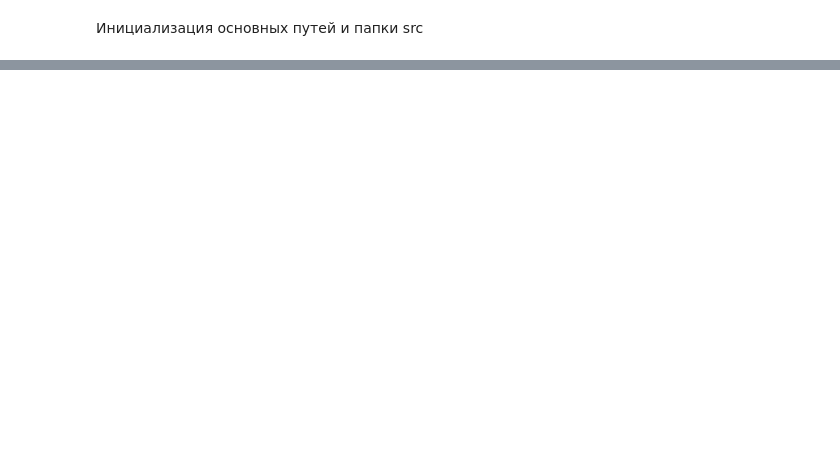
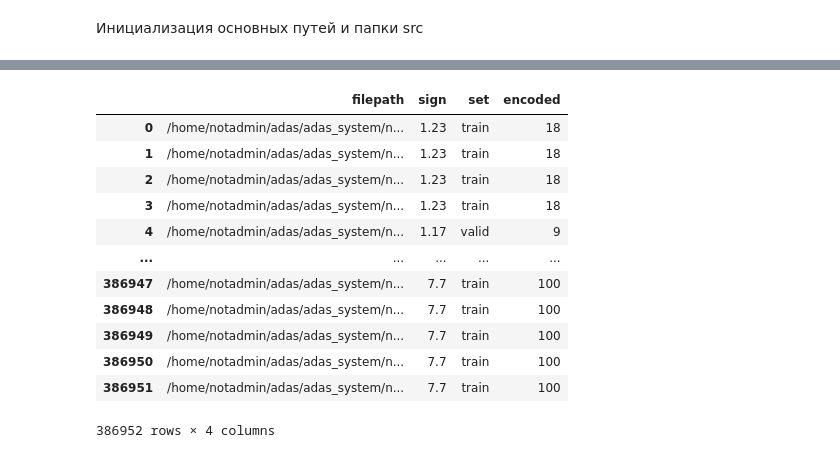
Before and after one commit to lsd-maddrive/adas_system, a Jupyter notebook: notebooks/SignDetectorAndClassifier/notebooks/FewShotLearning_RELearnEncoder_RTDS.ipynb, the cells around one changed output, grey strips where cells are left out. Drawn from its saved outputs; the diff is of its cells as text; code cells hidden in the pictures; blank space fills up the shorter version.

```diff
--- a/notebooks/SignDetectorAndClassifier/notebooks/FewShotLearning_RELearnEncoder_RTDS.ipynb
+++ b/notebooks/SignDetectorAndClassifier/notebooks/FewShotLearning_RELearnEncoder_RTDS.ipynb
@@ -65,17 +69,31 @@ PROJECT_ROOT
 # %%
 DATASET_PREFIX = DATA_DIR / 'ENCODER_DATASET'
 RTDS_DF = pd.read_csv(DATASET_PREFIX / 'WIDE_DATASET_4_ENCODER.csv')
 
 RTDS_DF['filepath'] = RTDS_DF['filepath'].apply(lambda x: str(DATASET_PREFIX / x))
 
 # UNFIX TRAIN
 # SIMPLE_FIX = True
 # JUST_FIX = False
 # RTDS_DF.drop_duplicates(subset=['filepath'], inplace=True)
-RTDS_DF = RTDS_DF.groupby(['sign', 'set']).apply(lambda x: x.sample(frac=0.01))
+# RTDS_DF = RTDS_DF.groupby(['sign', 'set']).apply(lambda x: x.sample(frac=0.01))
 # RTDS_DF.drop_duplicates(subset=['SET', 'SIGN'], inplace=True)
 
 RTDS_DF
+# %% [output]
+|  | filepath | sign | set | encoded |
+| 0 | /home/notadmin/adas/adas_system/n... | 1.23 | train | 18 |
+| 1 | /home/notadmin/adas/adas_system/n... | 1.23 | train | 18 |
+| 2 | /home/notadmin/adas/adas_system/n... | 1.23 | train | 18 |
+| 3 | /home/notadmin/adas/adas_system/n... | 1.23 | train | 18 |
+| 4 | /home/notadmin/adas/adas_system/n... | 1.17 | valid | 9 |
+| ... | ... | ... | ... | ... |
+| 386947 | /home/notadmin/adas/adas_system/n... | 7.7 | train | 100 |
+| 386948 | /home/notadmin/adas/adas_system/n... | 7.7 | train | 100 |
+| 386949 | /home/notadmin/adas/adas_system/n... | 7.7 | train | 100 |
+| 386950 | /home/notadmin/adas/adas_system/n... | 7.7 | train | 100 |
+| 386951 | /home/notadmin/adas/adas_system/n... | 7.7 | train | 100 |
+386952 rows × 4 columns
 # %%
 len(set(RTDS_DF['sign']))
 from utils.fs import imread_rgb
```
Also changed, not shown: parts of 7 cells of this notebook.
